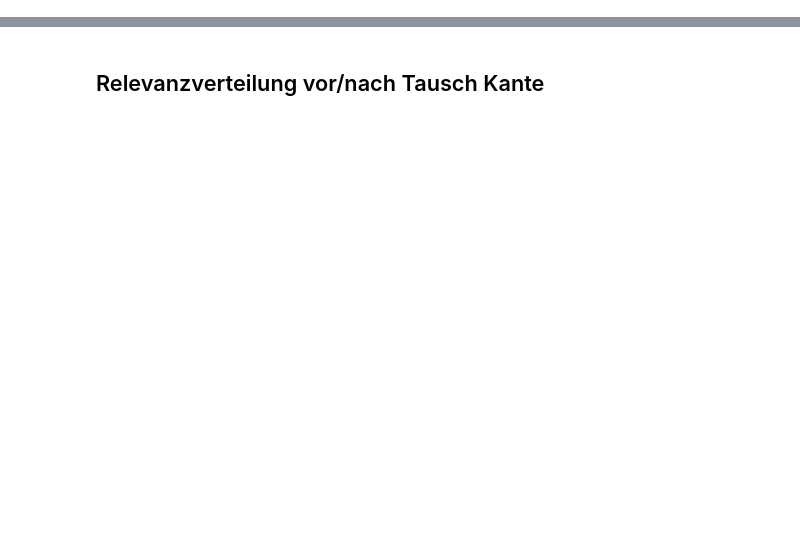
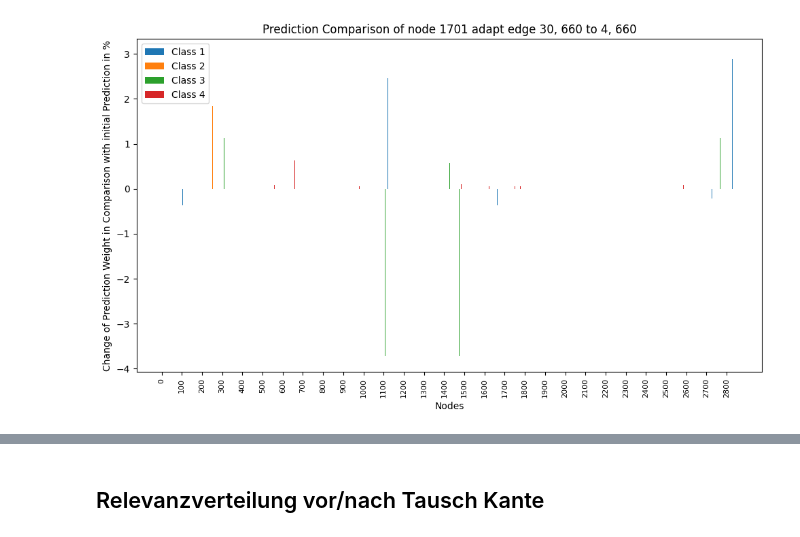
Before and after one commit to LuThe17/explainable-RGCNs-and-RGATs, a Jupyter notebook: analyze_aifb.ipynb, the cells around one changed output, grey strips where cells are left out. Cells and saved outputs as stored; diff of their text form; code cells hidden in the pictures; blank space fills up the shorter version.

Commit message:
update analyze_aifb

```diff
--- a/analyze_aifb.ipynb
+++ b/analyze_aifb.ipynb
@@ -59,7 +57,7 @@ def parse_tensor_string(tensor_str):
     values = [float(val) for val in values_str.split(', ')]
     return torch.tensor(values)
 # %%
-files = read_all_pickle_without_ending('out/AIFB/RGAT_no_emb/')
-csv = readallcsvinpath('out/AIFB/RGAT_no_emb/')
-data = torch.load('out/AIFB/RGAT_no_emb/pred_before.pt')
+files = read_all_pickle_without_ending('out/AIFB/RGCN_no_emb/')
+csv = readallcsvinpath('out/AIFB/RGCN_no_emb/')
+pred_before = torch.load('out/AIFB/RGCN_no_emb/pred_before.pt').to_dense().detach().numpy()
 test_file = pd.read_csv('data/AIFB/testSet.tsv', sep=',')
@@ -99,0 +72,15 @@ csv[2]
+# %%
+
+diff = {}
+# predicted_class_indices = np.argmax(predicted_values, axis=1)
+
+# # Create a new array containing only the predicted class and its value
+# predicted_class_and_value = np.array([(predicted_class_indices[i], predicted_values[i, predicted_class_indices[i]])
+#                                       for i in range(len(predicted_class_indices))])
+for i in range(len(dfs)):
+    minus = (dfs[i] - pred_before)
+    if minus.sum() != 0:
+        diff[i] = minus
+diff[5]
+pred_before[np-arange(pred_before.shape[0]), pred_before.argmax(axis=1)]
+dfs[5][np.arange(dfs[5].shape[0]), dfs[5].argmax(axis=1)]
@@ -99,0 +186,25 @@ csv[2]
+# %%
+prediction_weights = diff[11]
+
+# Find non-zero indices and values
+non_zero_indices = np.where(prediction_weights != 0)
+non_zero_values = prediction_weights[non_zero_indices]
+# Create a bar plot
+plt.figure(figsize=(10, 6))
+
+class_labels = ['Class 1', 'Class 2', 'Class 3', 'Class 4']
+
+for class_idx in range(4):
+    class_values =( non_zero_values[non_zero_indices[1] == class_idx])*100
+    class_indices = non_zero_indices[0][non_zero_indices[1] == class_idx]
+    plt.bar(class_indices + class_idx * 0.2, class_values, width=0.2, align='center', label=class_labels[class_idx])
+
+plt.xlabel('Nodes')
+plt.ylabel('Change of Prediction Weight in Comparison with initial Prediction in %')
+plt.title('Prediction Comparison of node 1701 adapt edge 30, 660 to 4, 660')
+plt.xticks(np.arange(0, class_indices.max(), step=100), rotation='vertical', fontsize=8)
+plt.legend()
+plt.tight_layout()
+plt.show()
+# %% [output]
+[figure, added]
```
Also changed, not shown: parts of 27 cells of this notebook.
